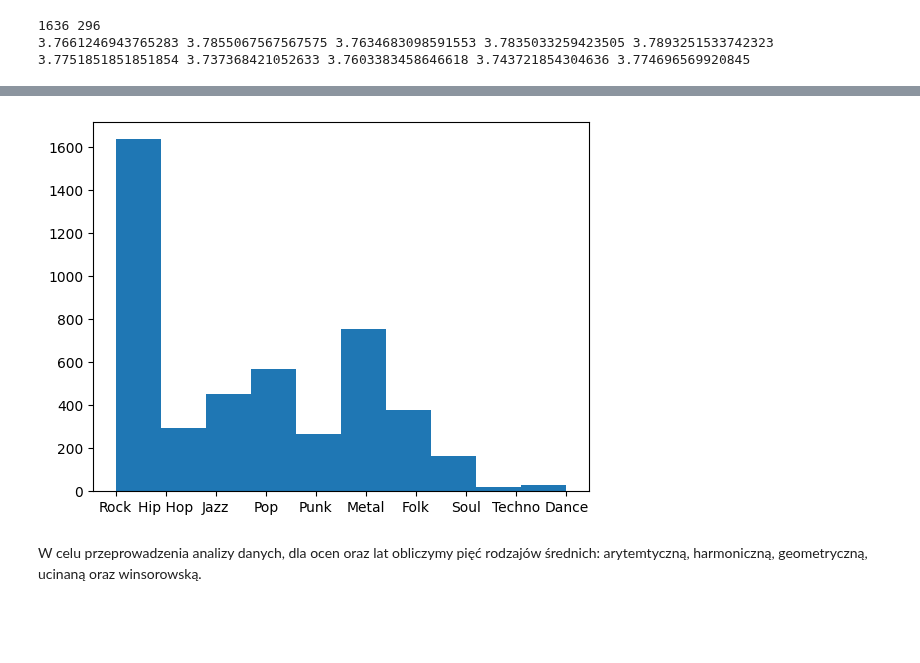
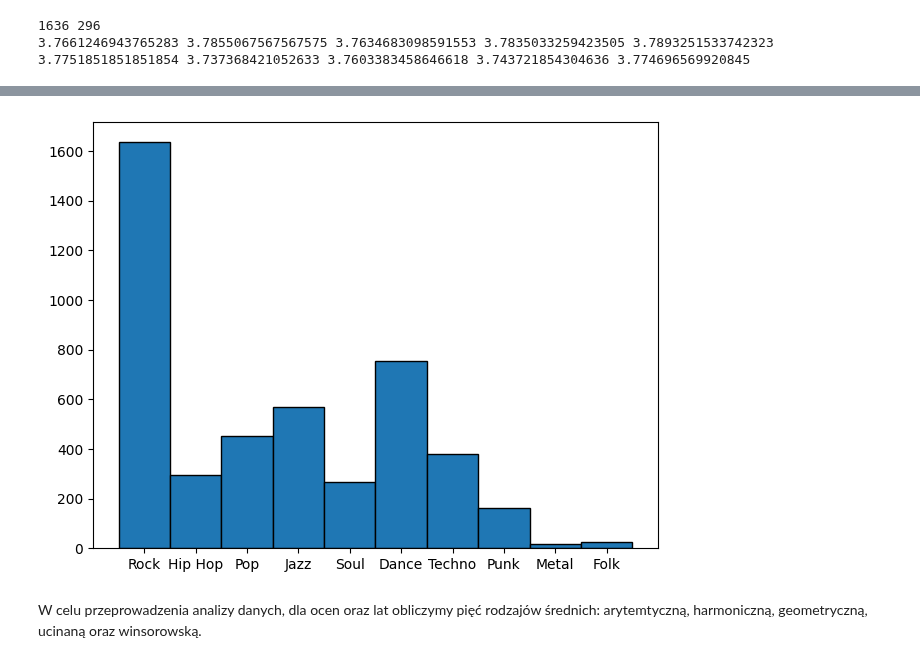
Before and after one commit to rafglo/Statystyka-stosowana, a Jupyter notebook: music_data_analysis.ipynb, the cells around one changed output, grey strips where cells are left out. Saved outputs shown, nothing was run; the diff lists cells and outputs as text; code cells hidden in the pictures; blank space fills up the shorter version.

```diff
--- a/music_data_analysis.ipynb
+++ b/music_data_analysis.ipynb
@@ -113,8 +113,16 @@ plt.show()
-# %%
-plt.hist(genres2)
-plt.show()
-# %% [output]
-[figure, removed]
+# %%
+
+plt.rcParams["figure.autolayout"] = True
+x = np.random.randn(1000)
+n_bins = 10
+n, bins, patches = plt.hist(genres2, bins = n_bins, edgecolor="black")
+ticks = [(bins[i] + bins[i+1])/2 for i in range(len(bins)-1)]
+# Ustawienie etykiet na przedziały
+ticklabels = genres1
+plt.xticks(ticks, ticklabels)
+plt.show()
+# %% [output]
+[figure, added]
 # %% [markdown]
 W celu przeprowadzenia analizy danych, dla ocen oraz lat obliczymy pięć rodzajów średnich: arytemtyczną, harmoniczną, geometryczną, ucinaną oraz winsorowską.
 # %% [markdown]
```
Also changed, not shown: parts of 5 cells of this notebook.
